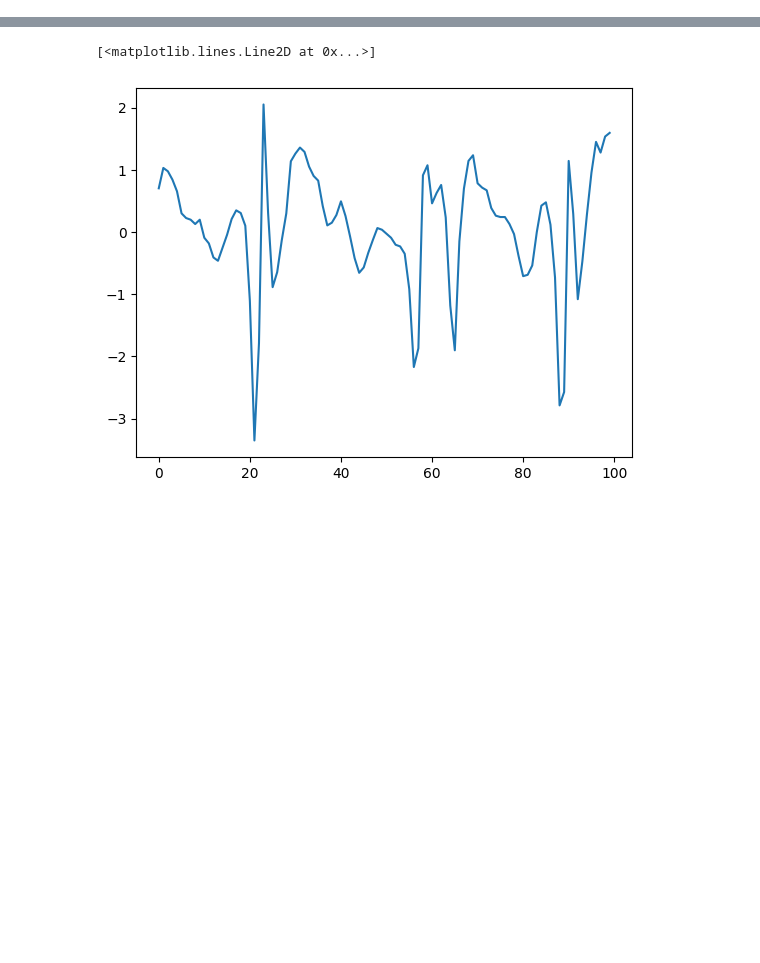
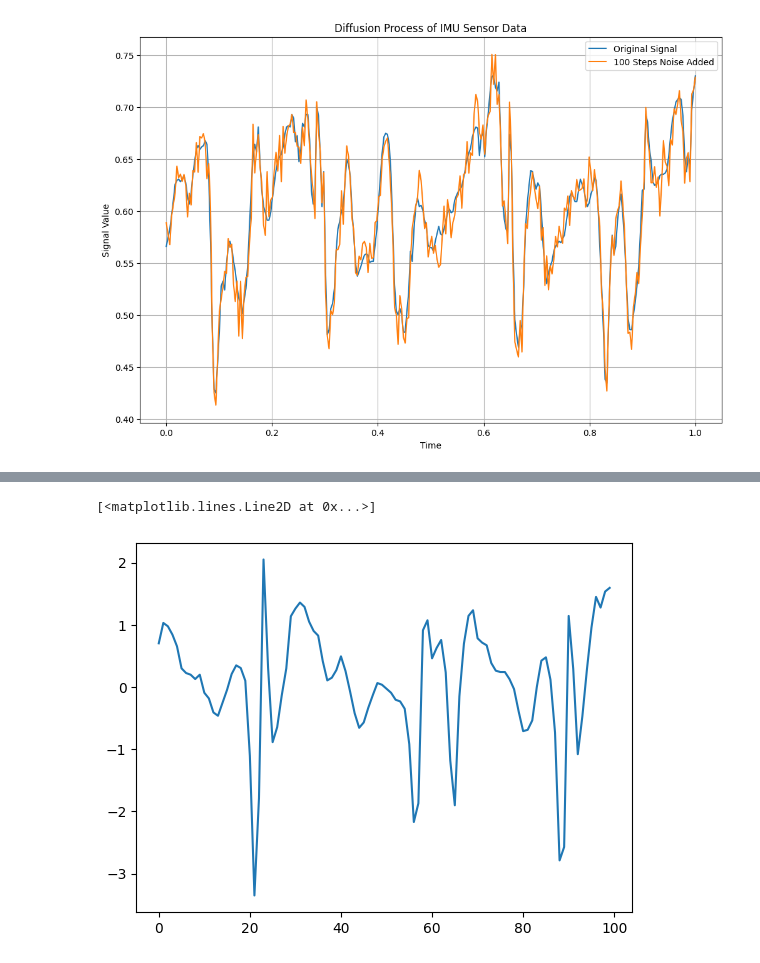
Before and after one commit to walterxx1/sensordiff, a Jupyter notebook: notebooks/analysis_different_freq_domains.ipynb, the cells around one changed output, grey strips where cells are left out. Cells and saved outputs as stored; diff of their text form; code cells hidden in the pictures; blank space fills up the shorter version.

```diff
--- a/notebooks/analysis_different_freq_domains.ipynb
+++ b/notebooks/analysis_different_freq_domains.ipynb
@@ -36,0 +86,72 @@ print(data_all.shape)
+# %%
+import numpy as np
+import matplotlib.pyplot as plt
+import torch
+import torch.nn.functional as F
+
+# Define the diffusion parameters
+class Diffusion:
+    def __init__(self, beta_start=0.0001, beta_end=0.02, num_steps=1000, device='cpu'):
+        self.device = device
+        self.num_steps = num_steps
+        self.betas = torch.linspace(beta_start, beta_end, steps=self.num_steps + 1).to(self.device)
+        self.alphas = 1.0 - self.betas
+        self.alphas_cumprod = torch.cumprod(self.alphas, axis=0)
+        self.alphas_cumprod_prev = F.pad(self.alphas_cumprod[:-1], (1, 0), value=1.0)
+        self.sqrt_alphas_cumprod = torch.sqrt(self.alphas_cumprod)
+        self.sqrt_one_minus_alphas_cumprod = torch.sqrt(1.0 - self.alphas_cumprod)
+
+    def _extract(self, a: torch.FloatTensor, t: torch.LongTensor, x_shape):
+        batch_size = t.shape[0]
+        out = a.to(t.device).gather(0, t).float()
+        out = out.reshape(batch_size, *((1,) * (len(x_shape) - 1)))
+        return out
+
+    def q_sample(self, x_start: torch.FloatTensor, t: torch.LongTensor, noise=None):
+        if noise is None:
+            noise = torch.randn_like(x_start).to(self.device)
+
+        sqrt_alphas_cumprod_t = self._extract(self.sqrt_alphas_cumprod, t, x_start.shape)
+        sqrt_one_minus_alphas_cumprod_t = self._extract(self.sqrt_one_minus_alphas_cumprod, t, x_start.shape)
+
+        return sqrt_alphas_cumprod_t * x_start + sqrt_one_minus_alphas_cumprod_t * noise
+
+# Visualization
+if __name__ == "__main__":
+    # Original signal is provided externally
+    # original_signal = np.sin(2 * np.pi * np.linspace(0, 1, 100))  # Example placeholder signal
+
+    original_signal = data_all[400,300:600,1]
+
+    time = np.linspace(0, 1, len(original_signal))
+
+    # Convert original signal to torch tensor
+    original_signal_tensor = torch.tensor(original_signal, dtype=torch.float32).to('cpu')
+
+    # Initialize diffusion model
+    diffusion = Diffusion(num_steps=1000, device='cpu')
+
+    # Generate noisy signals at different steps
+    t_100 = torch.tensor([1], dtype=torch.long).to('cpu')
+    t_200 = torch.tensor([10], dtype=torch.long).to('cpu')
+    t_1000 = torch.tensor([100], dtype=torch.long).to('cpu')
+
+    signal_100_steps = diffusion.q_sample(original_signal_tensor, t_100).numpy()
+    signal_200_steps = diffusion.q_sample(original_signal_tensor, t_200).numpy()
+    almost_gaussian_signal = diffusion.q_sample(original_signal_tensor, t_1000).numpy()
+
+    # Plot the signals
+    plt.figure(figsize=(12, 8))
+    plt.plot(time, original_signal, label="Original Signal")
+    plt.plot(time, signal_100_steps.flatten(), label="100 Steps Noise Added")
+    # plt.plot(time, signal_200_steps.flatten(), label="200 Steps Noise Added")
+    # plt.plot(time, almost_gaussian_signal.flatten(), label="Almost Gaussian Noise (1000 Steps)")
+
+    plt.title("Diffusion Process of IMU Sensor Data")
+    plt.xlabel("Time")
+    plt.ylabel("Signal Value")
+    plt.legend()
+    plt.grid()
+    plt.show()
+# %% [output]
+[figure, added]
```
Also changed, not shown: parts of 10 cells of this notebook, 8 other files.
